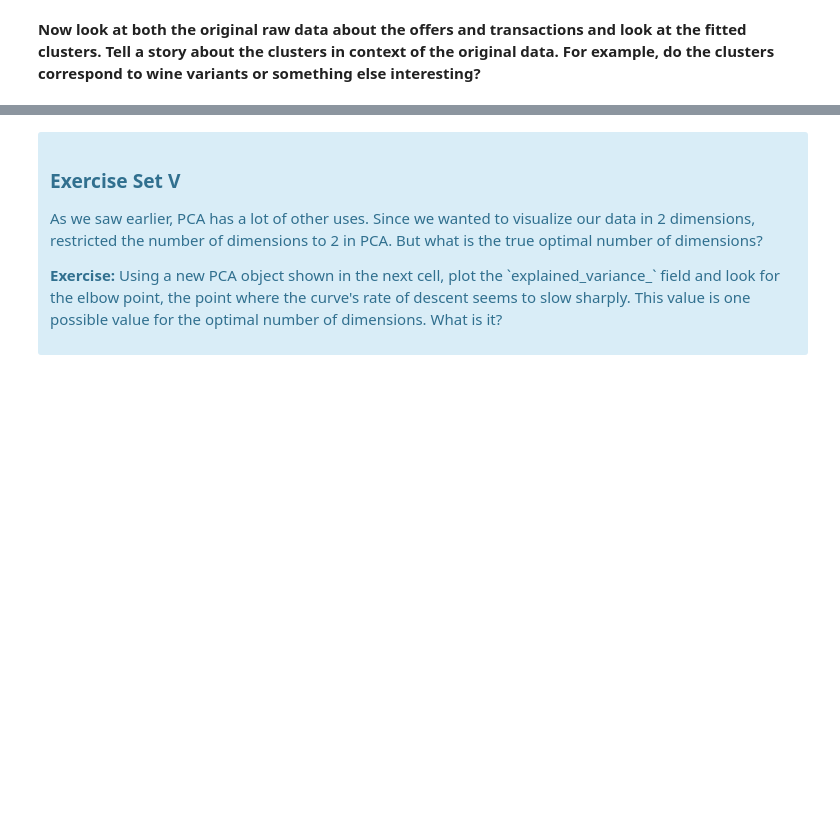
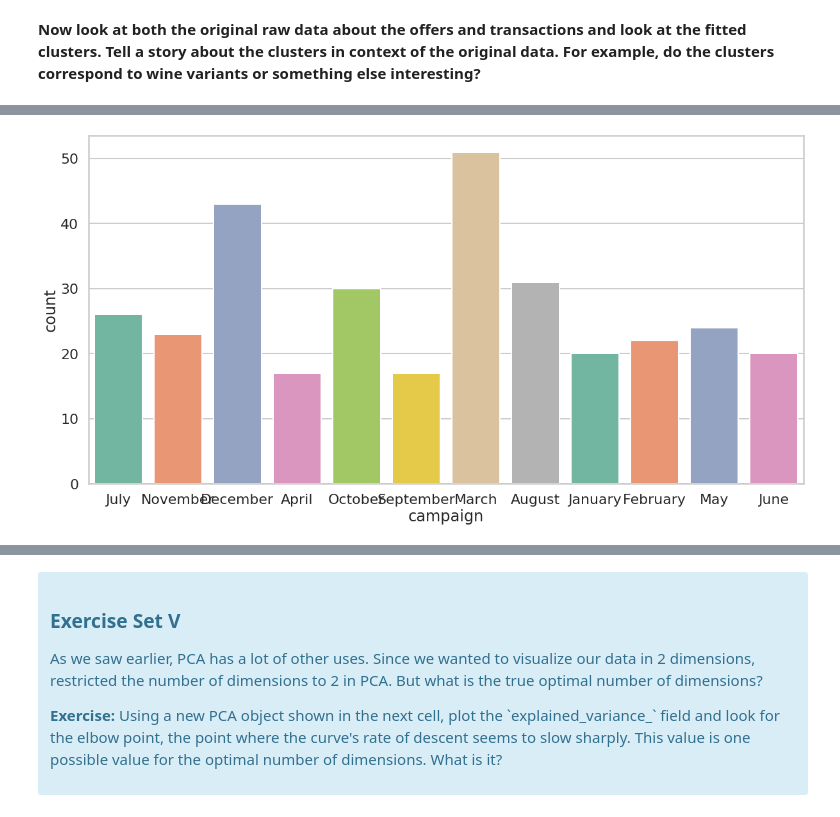
Before and after one commit to shabnami/Data-Science, a Jupyter notebook: clustering/Mini_Project_Clustering.ipynb, the cells around one changed output, grey strips where cells are left out. Saved outputs shown, nothing was run; the diff lists cells and outputs as text; code cells hidden in the pictures; blank space fills up the shorter version.

```diff
--- a/clustering/Mini_Project_Clustering.ipynb
+++ b/clustering/Mini_Project_Clustering.ipynb
@@ -399,0 +433,6 @@ A: As I pointed out in previous sections, Silhouette did not provide a substanti
+# %%
+plt.figure(figsize=(20,10))
+sns.countplot(x='campaign', data=df_Merged,palette="Set2")
+plt.show()
+# %% [output]
+[figure, added]
```
Also changed, not shown: parts of 26 cells of this notebook.
